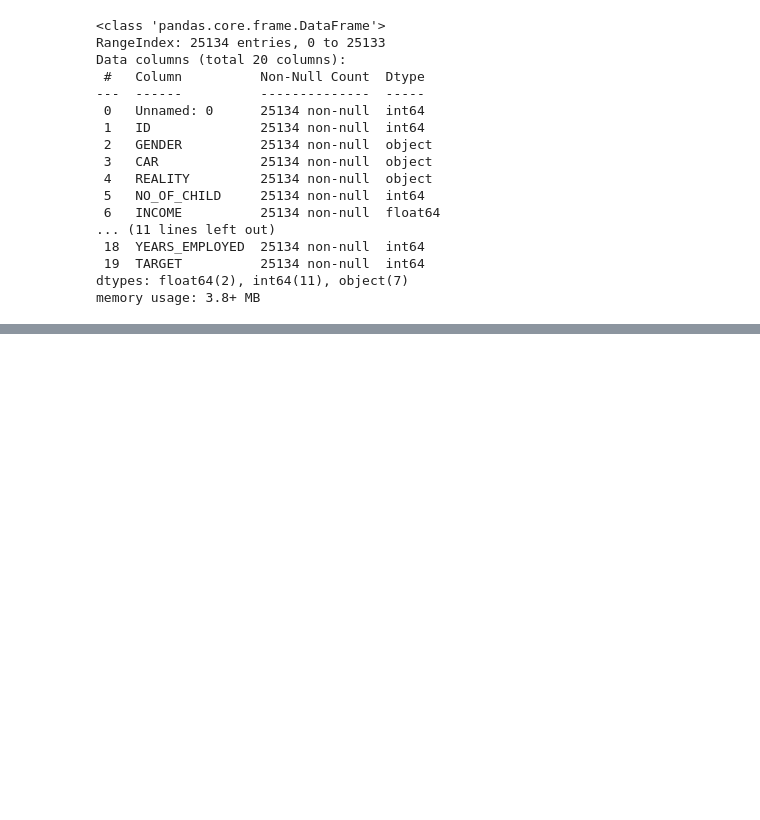
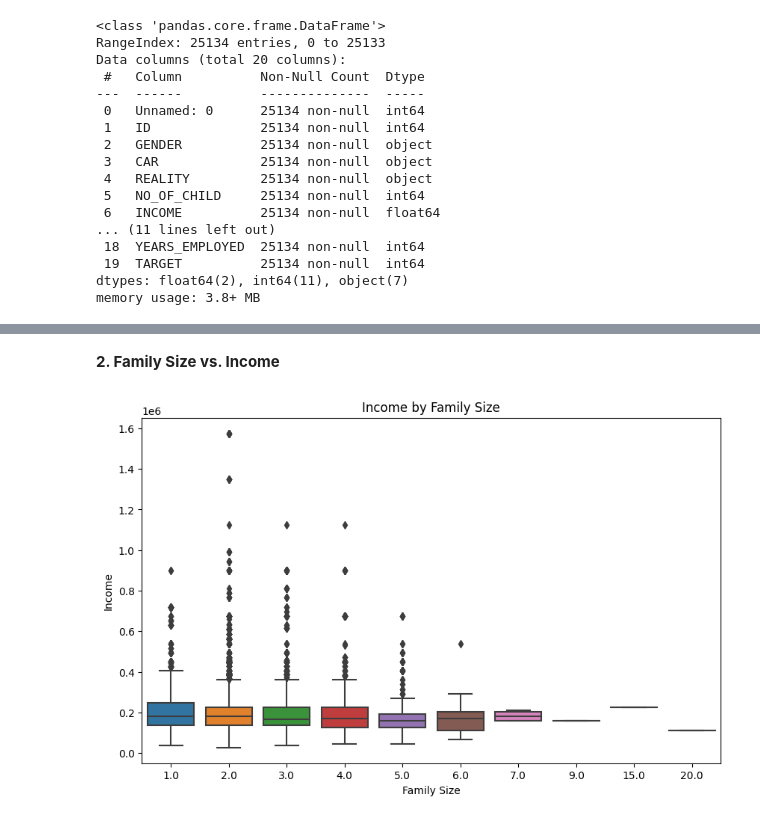
Before and after one commit to victormuuo07/PennyPal-System, a Jupyter notebook: pennypal-system.ipynb, the cells around one changed output, grey strips where cells are left out. Drawn from its saved outputs; the diff is of its cells as text; code cells hidden in the pictures; blank space fills up the shorter version.

```diff
--- a/pennypal-system.ipynb
+++ b/pennypal-system.ipynb
@@ -1593,0 +1664,11 @@ memory usage: 3.8+ MB
+# %% [markdown]
+**2. Family Size vs. Income**
+# %%
+plt.figure(figsize=(10, 6))
+sns.boxplot(data=df22, x='Family_Size', y='Income')
+plt.title("Income by Family Size")
+plt.xlabel("Family Size")
+plt.ylabel("Income")
+plt.show()
+# %% [output]
+[figure, added]
```
Also changed, not shown: parts of 9 cells of this notebook.
